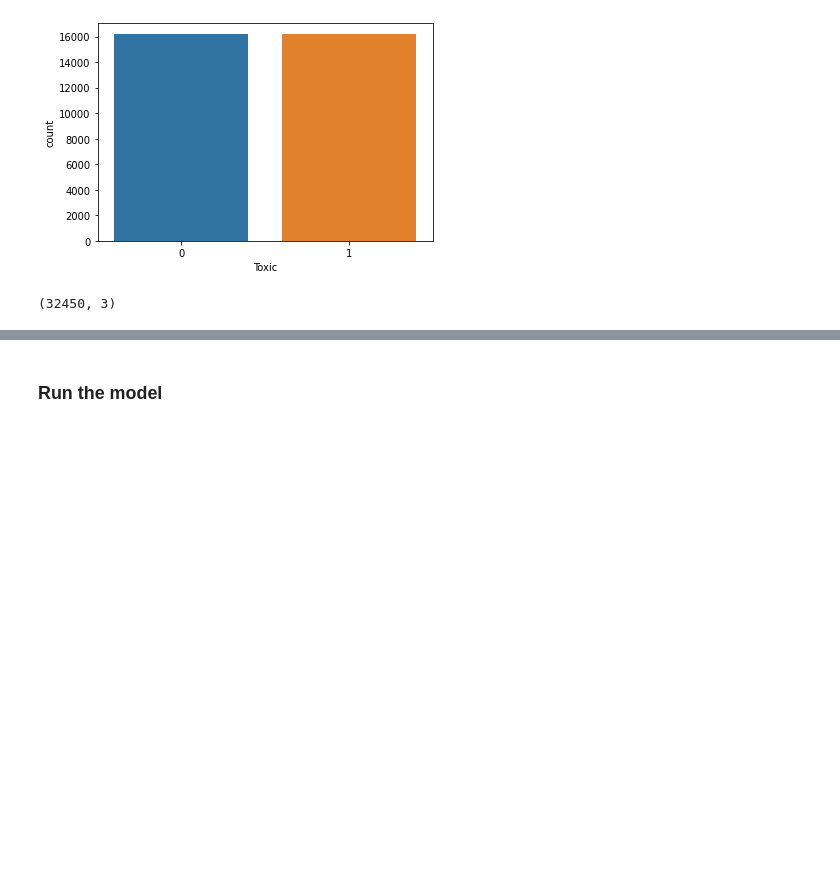
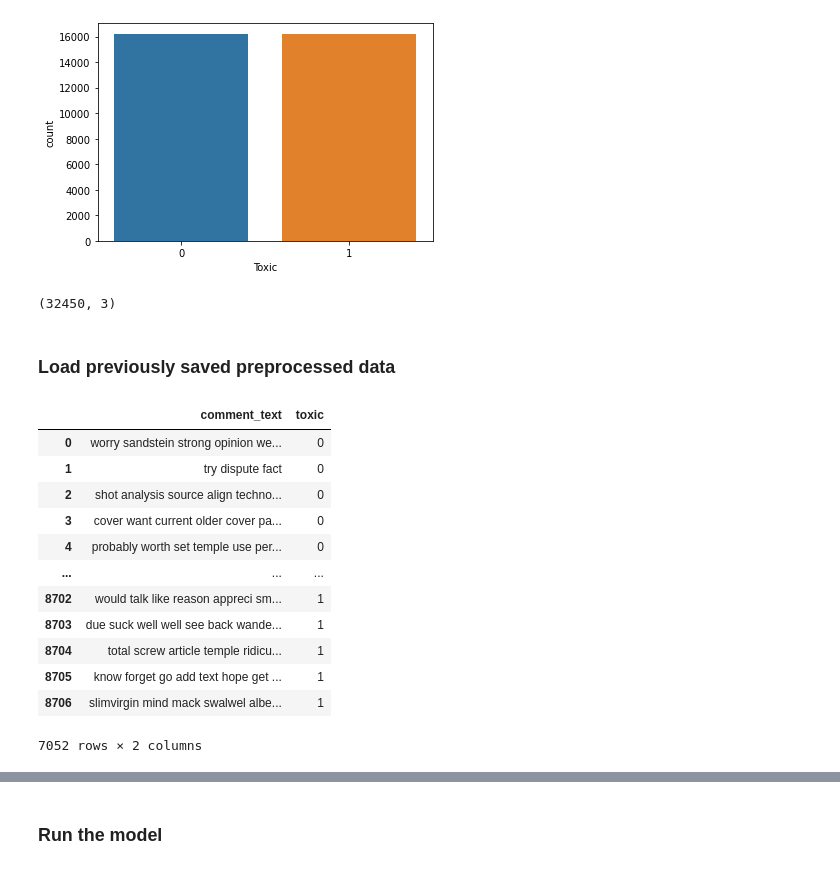
Before and after one commit to alejandropuerto/tweet-classification-visualization-generation-system, a Jupyter notebook: Toxic_comment_classification.ipynb, the cells around one changed output, grey strips where cells are left out. Drawn from its saved outputs; the diff is of its cells as text; code cells hidden in the pictures; blank space fills up the shorter version.

```diff
--- a/Toxic_comment_classification.ipynb
+++ b/Toxic_comment_classification.ipynb
@@ -125,0 +127,9 @@ y = data['Toxic'].values
+# %% [markdown]
+### Load previously saved preprocessed data
+# %%
+non_toxic1 = pickle.load(open('preprocessed_comments_no_toxic_X1.pickle','rb'))
+non_toxic2 = pickle.load(open('preprocessed_comments_no_toxic_X2.pickle','rb'))
+toxic1 = pickle.load(open('/content/preprocessed_comments_toxic_X1_1.pickle','rb'))
+toxic2 = pickle.load(open('/content/preprocessed_comments_toxic_X2_1.pickle','rb'))
+toxic3 = pickle.load(open('/content/preprocessed_comments_toxic_X1_2.pickle','rb'))
+toxic4 = pickle.load(open('/content/preprocessed_comments_toxic_X2_2.pickle','rb'))
@@ -125,0 +145,17 @@ y = data['Toxic'].values
+# %%
+prep_data = pd.concat([non_toxic_df, toxic_df], ignore_index=True).drop_duplicates() #drop duplicates
+prep_data
+# %% [output]
+|  | comment_text | toxic |
+| 0 | worry sandstein strong opinion we... | 0 |
+| 1 | try dispute fact | 0 |
+| 2 | shot analysis source align techno... | 0 |
+| 3 | cover want current older cover pa... | 0 |
+| 4 | probably worth set temple use per... | 0 |
+| ... | ... | ... |
+| 8702 | would talk like reason appreci sm... | 1 |
+| 8703 | due suck well well see back wande... | 1 |
+| 8704 | total screw article temple ridicu... | 1 |
+| 8705 | know forget go add text hope get ... | 1 |
+| 8706 | slimvirgin mind mack swalwel albe... | 1 |
+7052 rows × 2 columns
```
Also changed, not shown: parts of 35 cells of this notebook.
